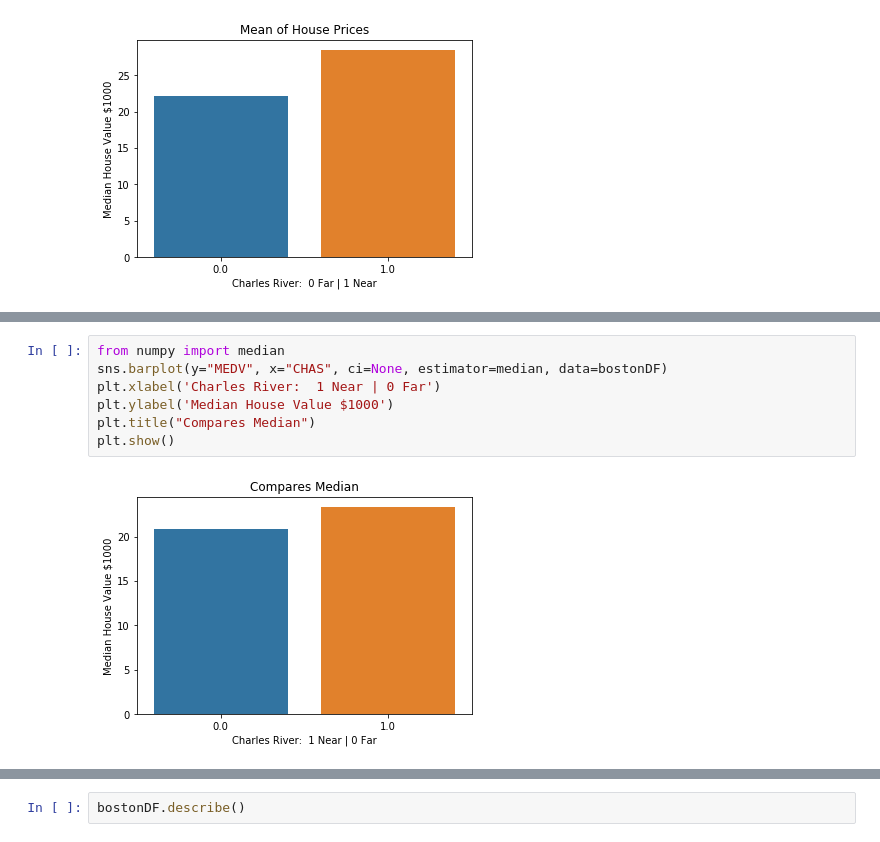
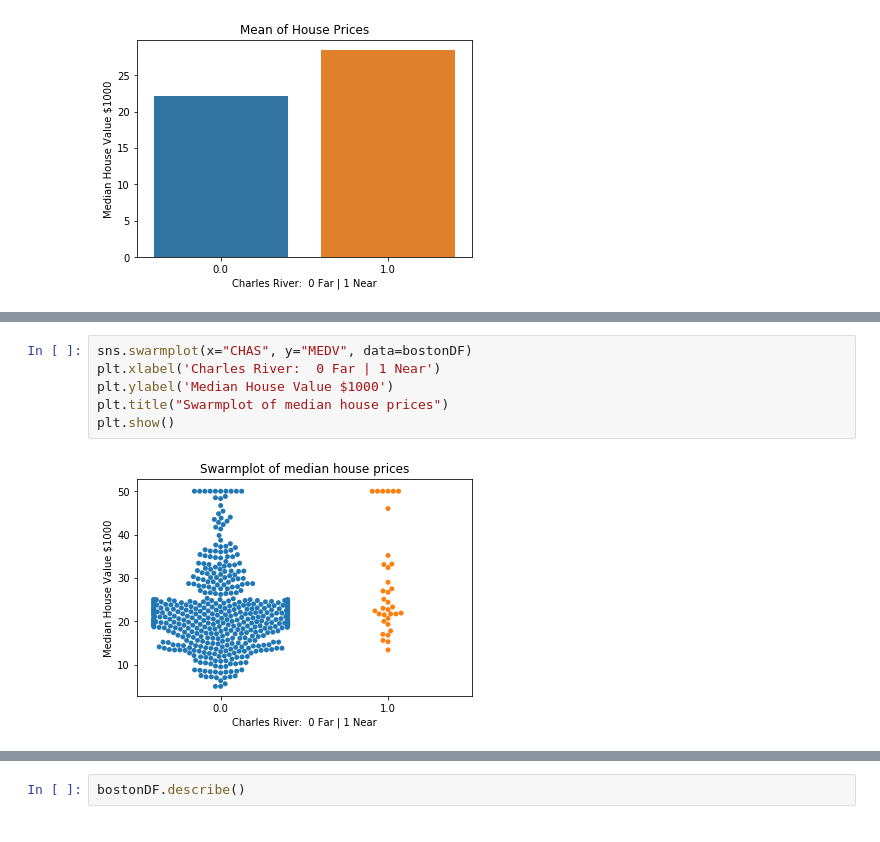
Before and after one commit to dermotkel/machine-learning, a Jupyter notebook: project.ipynb, the cells around one changed output, grey strips where cells are left out. Saved outputs shown, nothing was run; the diff lists cells and outputs as text.

```diff
--- a/project.ipynb
+++ b/project.ipynb
@@ -132,9 +140,8 @@ plt.show()
 # %%
-from numpy import median
-sns.barplot(y="MEDV", x="CHAS", ci=None, estimator=median, data=bostonDF)
-plt.xlabel('Charles River:  1 Near | 0 Far')
+sns.swarmplot(x="CHAS", y="MEDV", data=bostonDF)
+plt.xlabel('Charles River:  0 Far | 1 Near')
 plt.ylabel('Median House Value $1000')
-plt.title("Compares Median")
+plt.title("Swarmplot of median house prices")
 plt.show()
 # %% [output]
-[figure, old version]
+[figure, new version]
```
Also changed, not shown: parts of 8 cells of this notebook.
